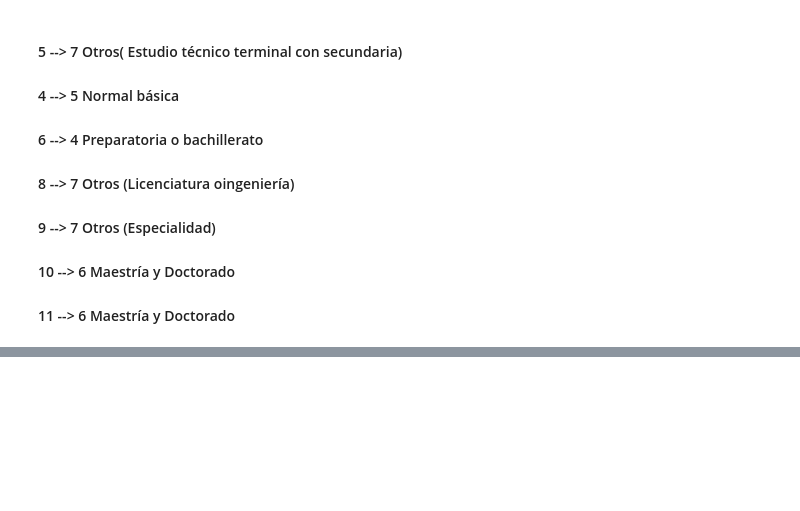
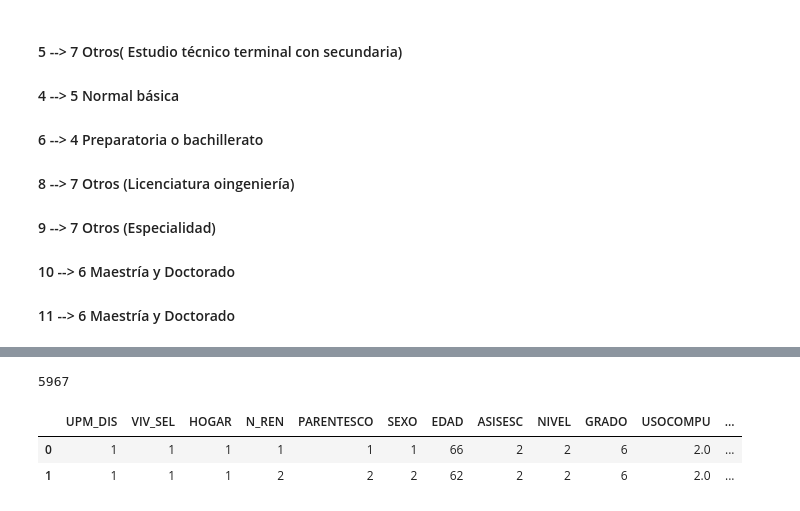
Before and after one commit to HectorCeja/ETL-extract-transform-load, a Jupyter notebook: data_cleaning_residentes_2017.ipynb, the cells around one changed output, grey strips where cells are left out. Saved outputs shown, nothing was run; the diff lists cells and outputs as text; code cells hidden in the pictures; blank space fills up the shorter version.

```diff
--- a/data_cleaning_residentes_2017.ipynb
+++ b/data_cleaning_residentes_2017.ipynb
@@ -385,0 +444,4 @@ df.NIVEL.value_counts()
+# %%
+df.GRADO = df.GRADO.astype('str')
+df.GRADO.replace({'9':'99'}, inplace=True)
+df.GRADO = df.GRADO.astype('float').astype('int64')
@@ -385,0 +492,4 @@ df.NIVEL.value_counts()
+# %%
+df.DIA = df.DIA.astype('str')
+df.DIA.replace({'nan':'99'}, inplace=True)
+df.DIA = df.DIA.astype('float').astype('int64')
@@ -385,0 +522,2 @@ df.NIVEL.value_counts()
+# %%
+df.drop('DIA',1, inplace=True)
@@ -385,0 +528,12 @@ df.NIVEL.value_counts()
+# %%
+df.MES.value_counts().sum()
+# %% [output]
+5967
+# %%
+df.drop('MES',1, inplace=True)
+# %%
+df.head(2)
+# %% [output]
+|  | UPM_DIS | VIV_SEL | HOGAR | N_REN | PARENTESCO | SEXO | EDAD | ASISESC | NIVEL | GRADO | USOCOMPU | ... |
+| 0 | 1 | 1 | 1 | 1 | 1 | 1 | 66 | 2 | 2 | 6 | 2.0 | ... |
+| 1 | 1 | 1 | 1 | 2 | 2 | 2 | 62 | 2 | 2 | 6 | 2.0 | ... |
```
Also changed, not shown: parts of 87 cells of this notebook, 1 other file.
